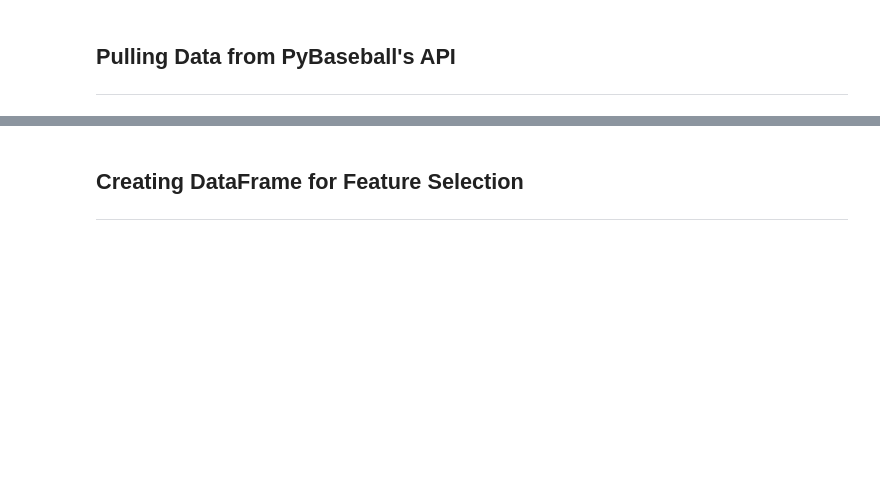
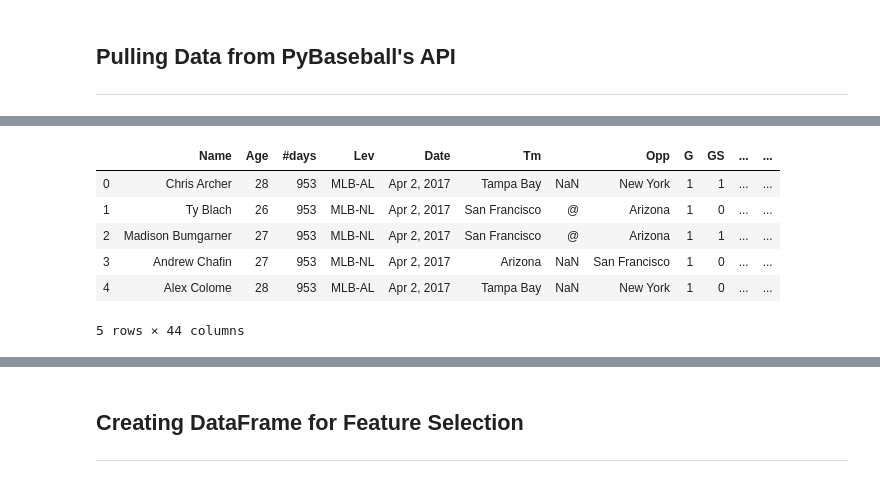
Before and after one commit to JTMachen/Baseball_Game_Predictor, a Jupyter notebook: Final_project_notebook.ipynb, the cells around one changed output, grey strips where cells are left out. Saved outputs shown, nothing was run; the diff lists cells and outputs as text; code cells hidden in the pictures; blank space fills up the shorter version.

```diff
--- a/Final_project_notebook.ipynb
+++ b/Final_project_notebook.ipynb
@@ -34,6 +37,14 @@ raw_hitting_data
 # %%
 # Example of raw pitching data
-raw_pitching_data = pd.read_csv('./Data/Pitching/Raw_Data/raw_pitching_data_2017.csv')
+raw_pitching_data_2017 = pd.read_csv('./Data/Pitching/Raw_Data/raw_pitching_data_2017.csv')
 raw_pitching_data.head()
+# %% [output]
+|  | Name | Age | #days | Lev | Date | Tm |  | Opp | G | GS | ... | ... |
+| 0 | Chris Archer | 28 | 953 | MLB-AL | Apr 2, 2017 | Tampa Bay | NaN | New York | 1 | 1 | ... | ... |
+| 1 | Ty Blach | 26 | 953 | MLB-NL | Apr 2, 2017 | San Francisco | @ | Arizona | 1 | 0 | ... | ... |
+| 2 | Madison Bumgarner | 27 | 953 | MLB-NL | Apr 2, 2017 | San Francisco | @ | Arizona | 1 | 1 | ... | ... |
+| 3 | Andrew Chafin | 27 | 953 | MLB-NL | Apr 2, 2017 | Arizona | NaN | San Francisco | 1 | 0 | ... | ... |
+| 4 | Alex Colome | 28 | 953 | MLB-AL | Apr 2, 2017 | Tampa Bay | NaN | New York | 1 | 0 | ... | ... |
+5 rows × 44 columns
 # %%
 # Initial light cleaning of pulled data
```
Also changed, not shown: parts of 80 cells of this notebook, 1 other file.
